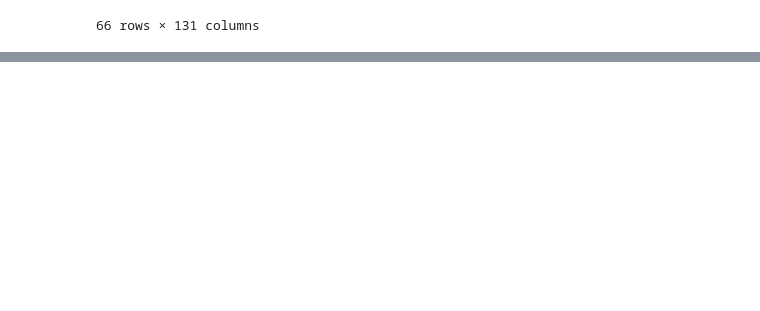
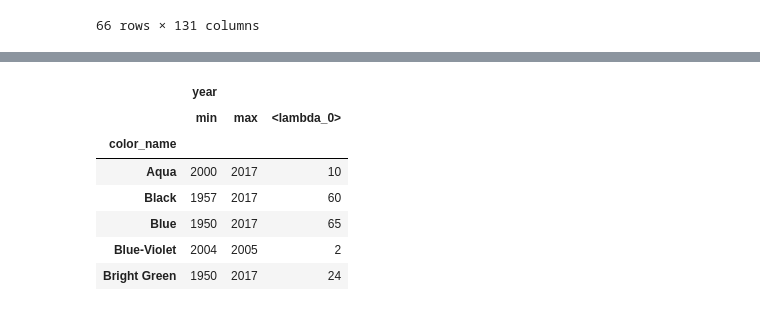
Before and after one commit to t-lambert/LEGO, a Jupyter notebook: LEGO's_colors.ipynb, the cells around one changed output, grey strips where cells are left out. Saved outputs shown, nothing was run; the diff lists cells and outputs as text; code cells hidden in the pictures; blank space fills up the shorter version.

```diff
--- a/LEGO's_colors.ipynb
+++ b/LEGO's_colors.ipynb
@@ -299,0 +309,17 @@ Fig.show()
+# %%
+nbr_year = lambda year : len(np.unique(year))
+
+dct_to_apply={'year' : ['min', 'max', nbr_year]}
+
+colors_appearance = df_themes_and_colors.groupby('color_name').agg(dct_to_apply)
+
+colors_appearance.head()
+# %% [output]
+|  | year |  |  |
+|  | min | max | <lambda_0> |
+| color_name |  |  |  |
+| Aqua | 2000 | 2017 | 10 |
+| Black | 1957 | 2017 | 60 |
+| Blue | 1950 | 2017 | 65 |
+| Blue-Violet | 2004 | 2005 | 2 |
+| Bright Green | 1950 | 2017 | 24 |
```
Also changed, not shown: parts of 5 cells of this notebook.
